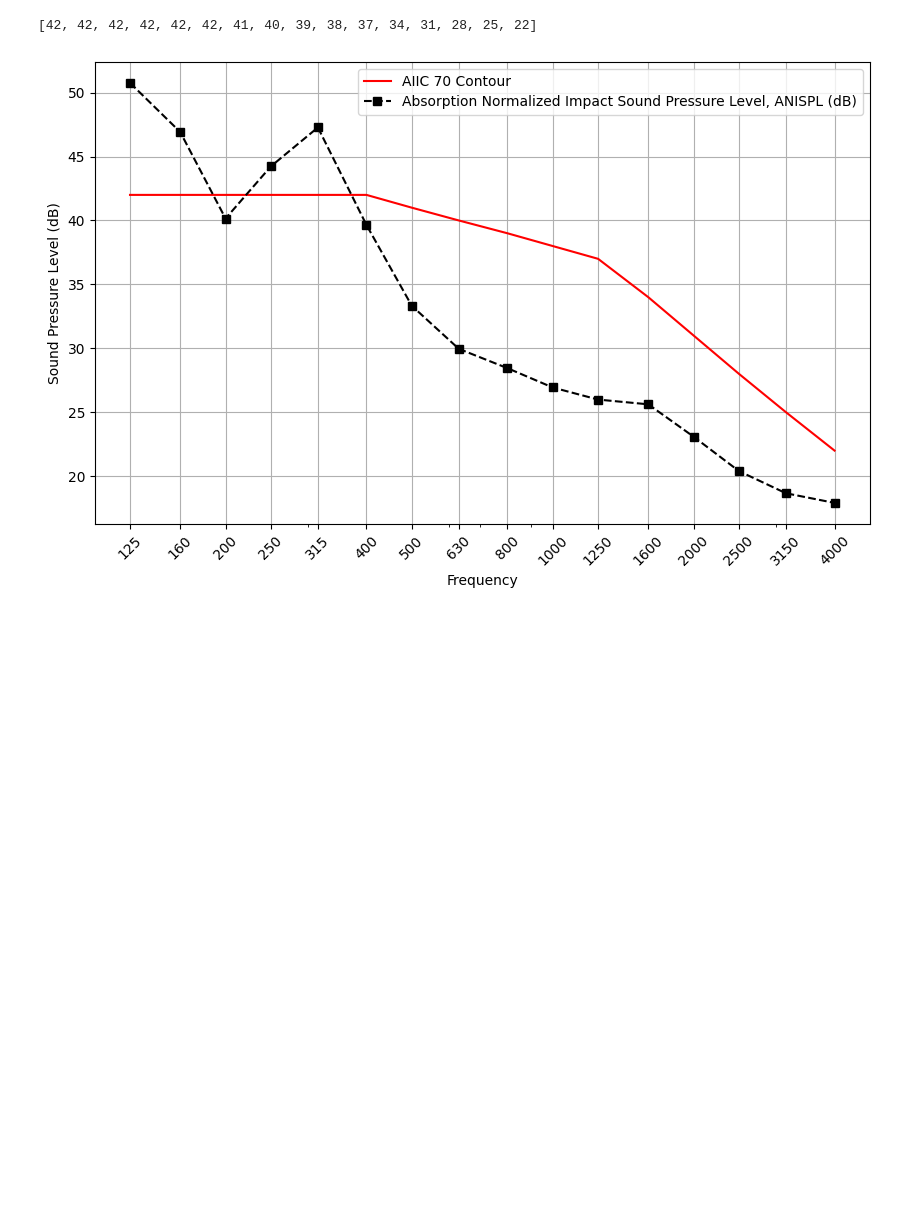
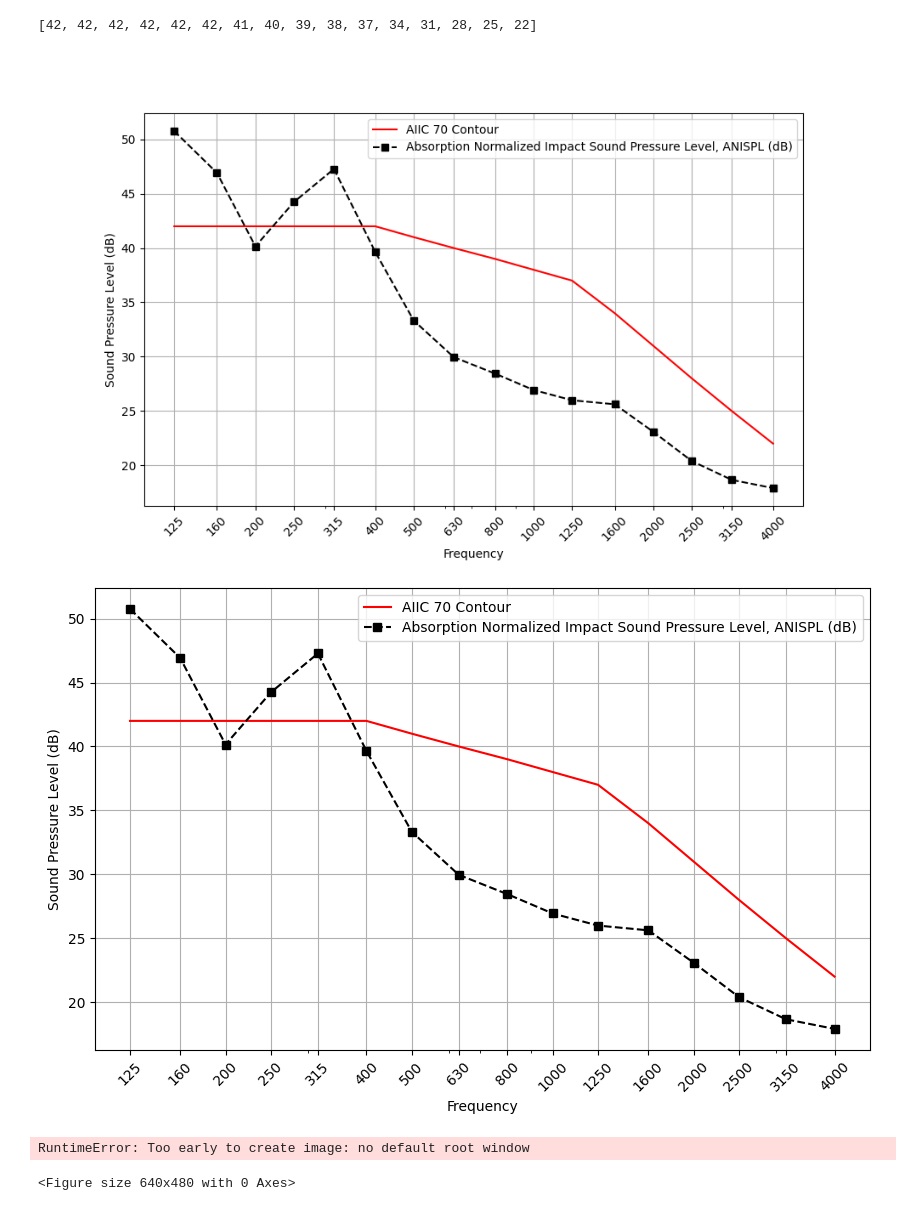
Before and after one commit to phiberoptik112/ASTM_test_calculator, a Jupyter notebook: ASTC GUI proto debug.ipynb, the cells around one changed output. Drawn from its saved outputs; the diff is of its cells as text; code cells hidden in the pictures; blank space fills up the shorter version.

Commit message:
plotting testing

```diff
--- a/ASTC GUI proto debug.ipynb
+++ b/ASTC GUI proto debug.ipynb
@@ -595,6 +602,48 @@ for vals in IIC_curve:
 print(IIC_contour_final)
 # %% [output]
 [42, 42, 42, 42, 42, 42, 41, 40, 39, 38, 37, 34, 31, 28, 25, 22]
+# %%
+from IPython.display import display, Image
+import matplotlib.pyplot as plt
+from matplotlib import ticker
+import os
+
+def plot_curves(frequencies, Y_label, Ref_curve, Field_curve, Ref_label, Field_label):
+    # Create the figure and axes for the plot
+    fig, ax = plt.subplots(figsize=(10, 6))
+
+    # Plot the curves
+    ax.plot(frequencies, Ref_curve, label=Ref_label, color='red')
+    ax.plot(frequencies, Field_curve, label=Field_label, color='black', marker='s', linestyle='--')
+
+    # Set the labels and grid
+    ax.set_xlabel('Frequency')
+    ax.set_ylabel(Y_label)
+    ax.grid(True)
+
+    # Adjust the ticks
+    plt.tick_params(axis='x', rotation=45)
+    plt.xticks(frequencies)
+    ax.set_xscale('log')
+    ax.get_xaxis().set_major_formatter(plt.ScalarFormatter())
+    ax.xaxis.set_major_locator(ticker.FixedLocator(frequencies))
+
+    # Add a legend
+    ax.legend()
+
+    # Save the figure
+    fig_path = 'plot.png'
+    fig.savefig(fig_path)
+    plt.close(fig)  # Close the figure to prevent it from displaying again
+
+    # Display the image in the notebook
+    # this is functional, but requires the image to be saved in a folder that is accessible by the notebook
+    if os.path.exists(fig_path):
+        display(Image(filename=fig_path))
+# %%
+plot_fig = plot_curves(frequencies,IIC_yAxis,IIC_contour_final,Nrec_ANISPL,Ref_label, Field_IIC_label)
+# %% [output]
+[figure, added]
 # %%
 def plot_curves(frequencies,Y_label,Ref_curve, Field_curve,Ref_label, Field_label):
     # pass labels for both curves, depending on AIIC or ASTC
@@ -613,7 +662,7 @@ def plot_curves(frequencies,Y_label,Ref_curve, Field_curve,Ref_label, Field_labe
     # plt.title('Reference vs Measured')
     plt.legend()
     plt.show()
-    fig = plt.get_figure()
+    # fig = plt.figure()
     fig.savefig('plot.png')
     plot_fig = Image('plot.png')
     return plot_fig
@@ -622,9 +671,11 @@ frequencies =[125,160,200,250,315,400,500,630,800,1000,1250,1600,2000,2500,3150,
 Ref_label = f'AIIC {AIIC_contour_val} Contour'
 IIC_yAxis = 'Sound Pressure Level (dB)'
 Field_IIC_label = 'Absorption Normalized Impact Sound Pressure Level, ANISPL (dB)'
-plot_curves(frequencies,IIC_yAxis,IIC_contour_final,Nrec_ANISPL,Ref_label, Field_IIC_label)
+plot_fig = plot_curves(frequencies,IIC_yAxis,IIC_contour_final,Nrec_ANISPL,Ref_label, Field_IIC_label)
 # %% [output]
 [figure]
+RuntimeError: Too early to create image: no default root window
+<Figure size 640x480 with 0 Axes>
 # %%
 # calc AIIC test results and plot
 # pull test data from single_test_data
```
Also changed, not shown: parts of 3 cells of this notebook, 1 other file.
